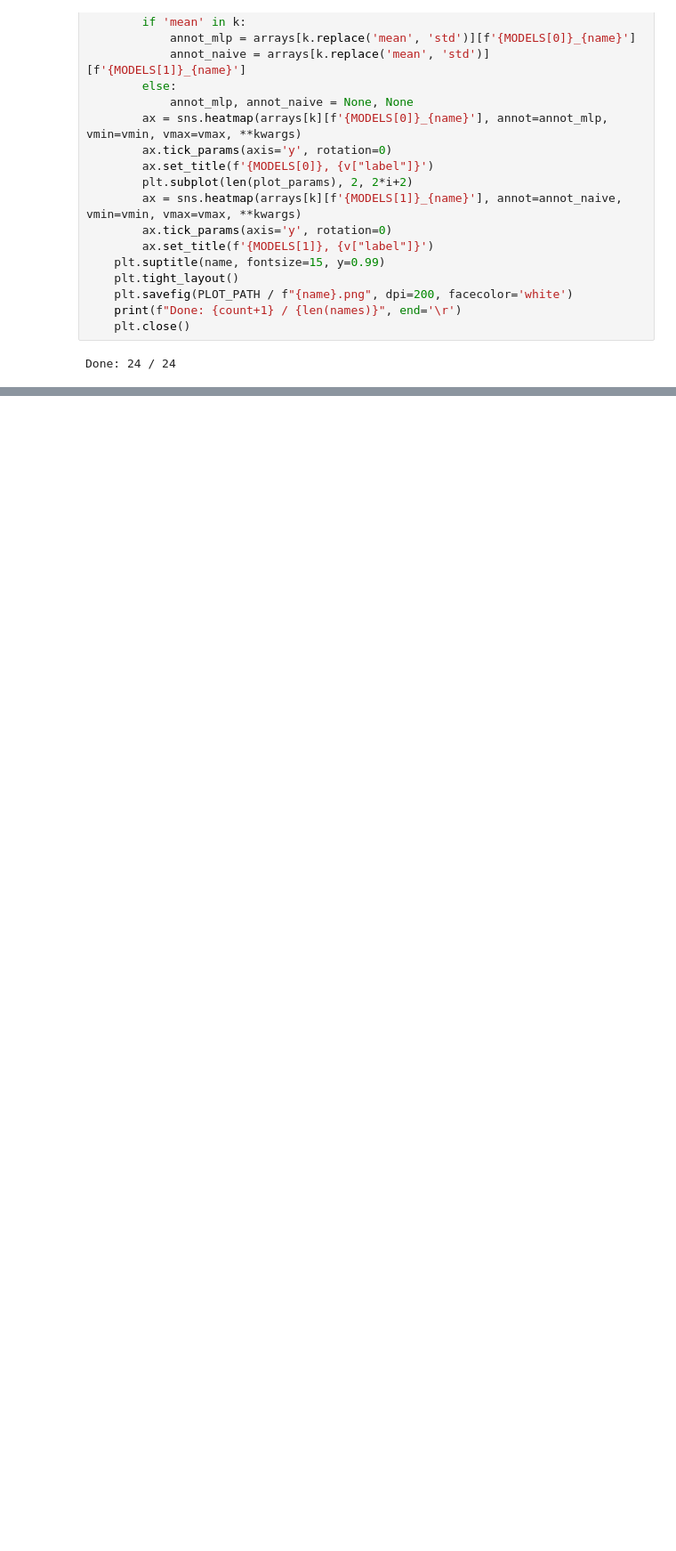
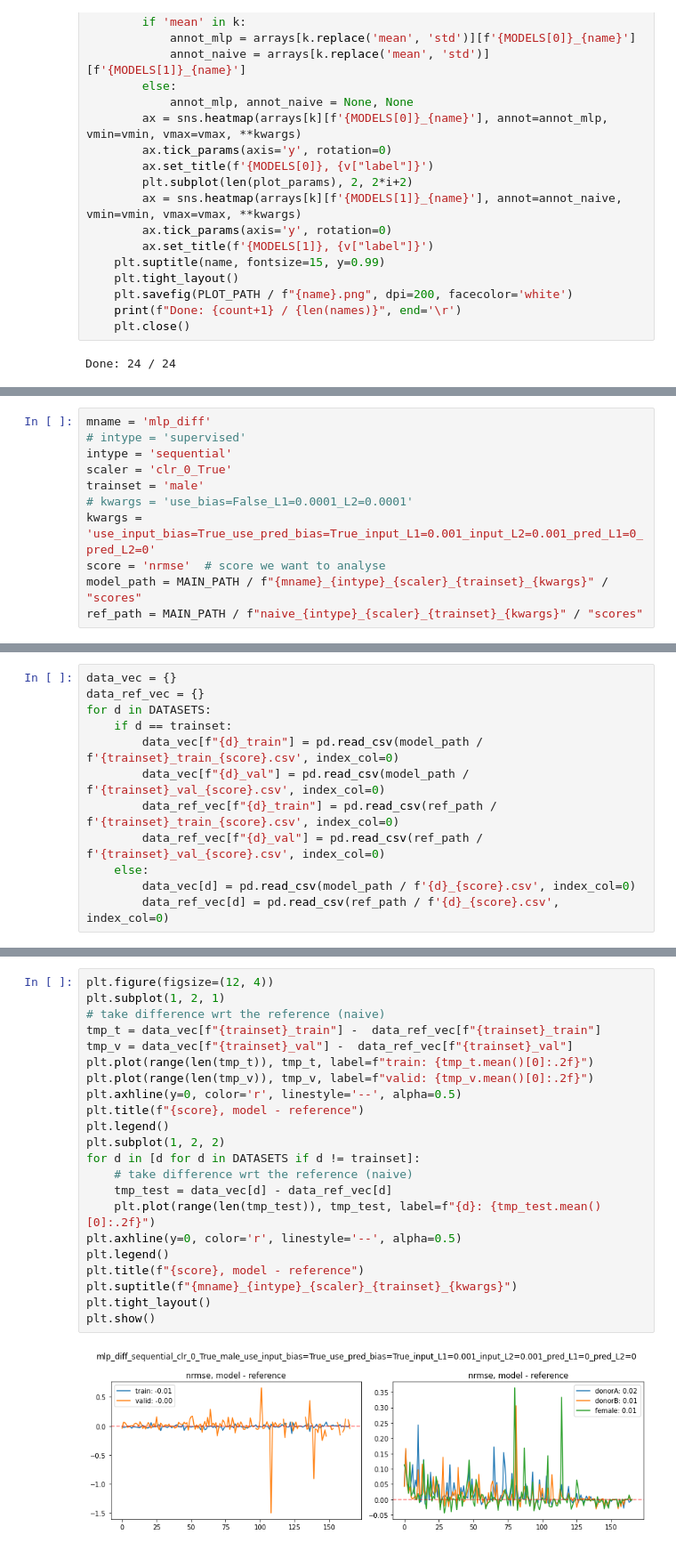
Before and after one commit to zuzannakarwowska/microbiome_interactions_project, a Jupyter notebook: notebooks/visualize_results.ipynb, the cells around one changed output, grey strips where cells are left out. Shown: that part at 89% size. Drawn from its saved outputs; the diff is of its cells as text; blank space fills up the shorter version.

Commit message:
Vector plots added

```diff
--- a/notebooks/visualize_results.ipynb
+++ b/notebooks/visualize_results.ipynb
@@ -229,0 +238,11 @@ Done: 24 / 24
+# %%
+mname = 'mlp_diff'
+# intype = 'supervised'
+intype = 'sequential'
+scaler = 'clr_0_True'
+trainset = 'male'
+# kwargs = 'use_bias=False_L1=0.0001_L2=0.0001'
+kwargs = 'use_input_bias=True_use_pred_bias=True_input_L1=0.001_input_L2=0.001_pred_L1=0_pred_L2=0'
+score = 'nrmse'  # score we want to analyse
+model_path = MAIN_PATH / f"{mname}_{intype}_{scaler}_{trainset}_{kwargs}" / "scores"
+ref_path = MAIN_PATH / f"naive_{intype}_{scaler}_{trainset}_{kwargs}" / "scores"
@@ -229,0 +251,12 @@ Done: 24 / 24
+# %%
+data_vec = {}
+data_ref_vec = {}
+for d in DATASETS:
+    if d == trainset:
+        data_vec[f"{d}_train"] = pd.read_csv(model_path / f'{trainset}_train_{score}.csv', index_col=0)
+        data_vec[f"{d}_val"] = pd.read_csv(model_path / f'{trainset}_val_{score}.csv', index_col=0)
+        data_ref_vec[f"{d}_train"] = pd.read_csv(ref_path / f'{trainset}_train_{score}.csv', index_col=0)
+        data_ref_vec[f"{d}_val"] = pd.read_csv(ref_path / f'{trainset}_val_{score}.csv', index_col=0)
+    else:
+        data_vec[d] = pd.read_csv(model_path / f'{d}_{score}.csv', index_col=0)
+        data_ref_vec[d] = pd.read_csv(ref_path / f'{d}_{score}.csv', index_col=0)
@@ -229,0 +267,24 @@ Done: 24 / 24
+# %%
+plt.figure(figsize=(12, 4))
+plt.subplot(1, 2, 1)
+# take difference wrt the reference (naive)
+tmp_t = data_vec[f"{trainset}_train"] -  data_ref_vec[f"{trainset}_train"]
+tmp_v = data_vec[f"{trainset}_val"] -  data_ref_vec[f"{trainset}_val"]
+plt.plot(range(len(tmp_t)), tmp_t, label=f"train: {tmp_t.mean()[0]:.2f}")
+plt.plot(range(len(tmp_v)), tmp_v, label=f"valid: {tmp_v.mean()[0]:.2f}")
+plt.axhline(y=0, color='r', linestyle='--', alpha=0.5)
+plt.title(f"{score}, model - reference")
+plt.legend()
+plt.subplot(1, 2, 2)
+for d in [d for d in DATASETS if d != trainset]:
+    # take difference wrt the reference (naive)
+    tmp_test = data_vec[d] - data_ref_vec[d]
+    plt.plot(range(len(tmp_test)), tmp_test, label=f"{d}: {tmp_test.mean()[0]:.2f}")
+plt.axhline(y=0, color='r', linestyle='--', alpha=0.5)
+plt.legend()
+plt.title(f"{score}, model - reference")
+plt.suptitle(f"{mname}_{intype}_{scaler}_{trainset}_{kwargs}")
+plt.tight_layout()
+plt.show()
+# %% [output]
+[figure, added]
```
Also changed, not shown: parts of 5 cells of this notebook, 4 other files.
